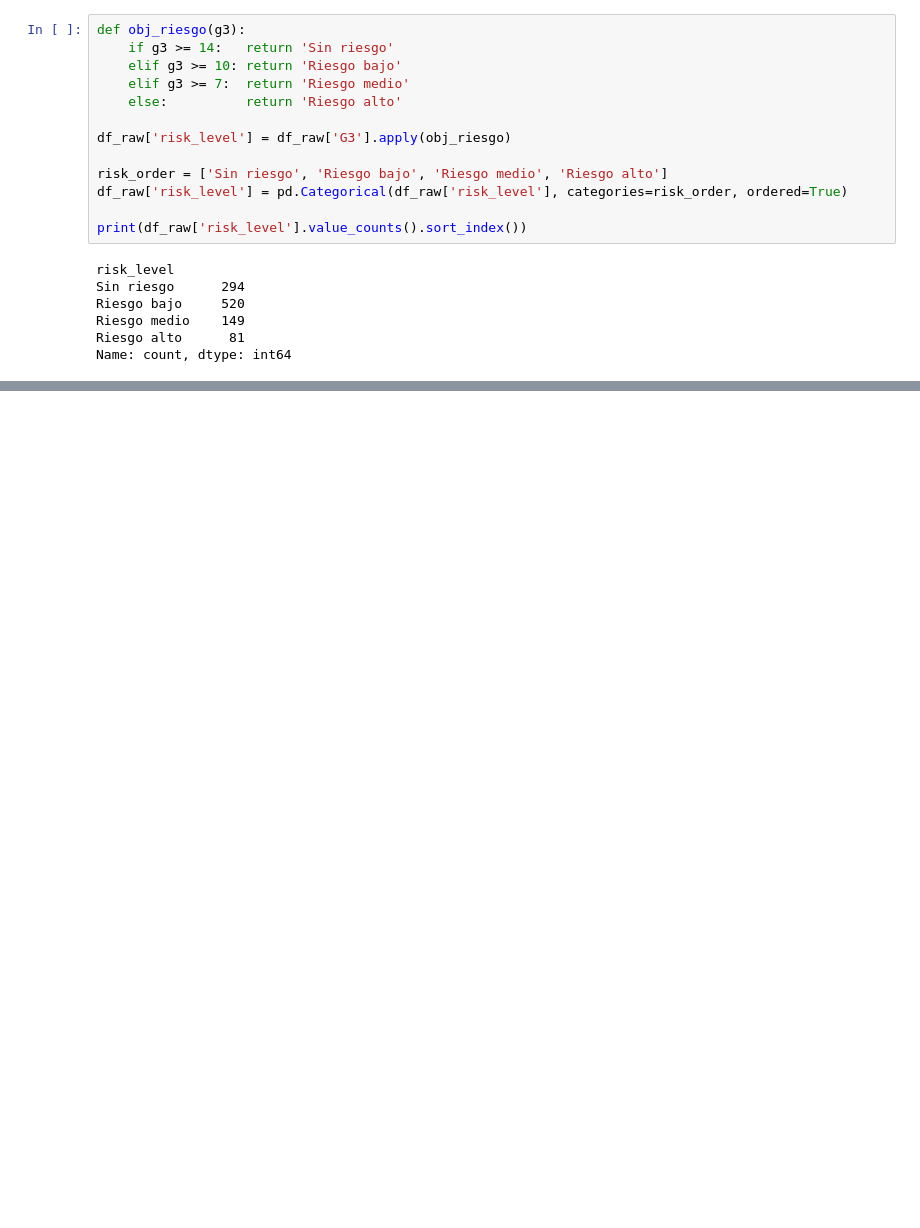
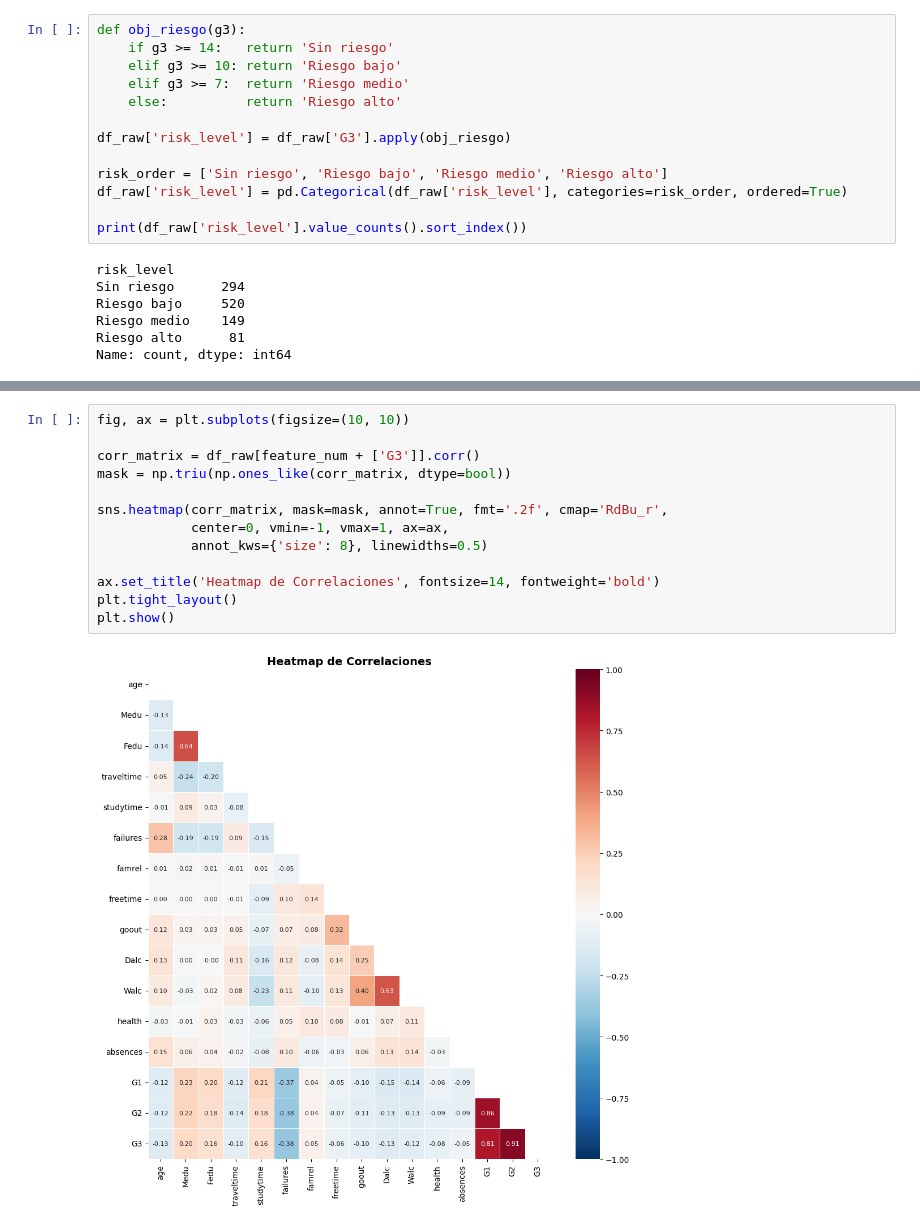
Before and after one commit to Isaakkko/Prediccion-rendimiento-academico, a Jupyter notebook: EDA/EDA.ipynb, the cells around one changed output, grey strips where cells are left out. Cells and saved outputs as stored; diff of their text form; blank space fills up the shorter version.

```diff
--- a/EDA/EDA.ipynb
+++ b/EDA/EDA.ipynb
@@ -121,0 +207,15 @@ Name: count, dtype: int64
+# %%
+fig, ax = plt.subplots(figsize=(10, 10))
+
+corr_matrix = df_raw[feature_num + ['G3']].corr()
+mask = np.triu(np.ones_like(corr_matrix, dtype=bool))
+
+sns.heatmap(corr_matrix, mask=mask, annot=True, fmt='.2f', cmap='RdBu_r',
+            center=0, vmin=-1, vmax=1, ax=ax,
+            annot_kws={'size': 8}, linewidths=0.5)
+
+ax.set_title('Heatmap de Correlaciones', fontsize=14, fontweight='bold')
+plt.tight_layout()
+plt.show()
+# %% [output]
+[figure, added]
```
Also changed, not shown: parts of 19 cells of this notebook.
